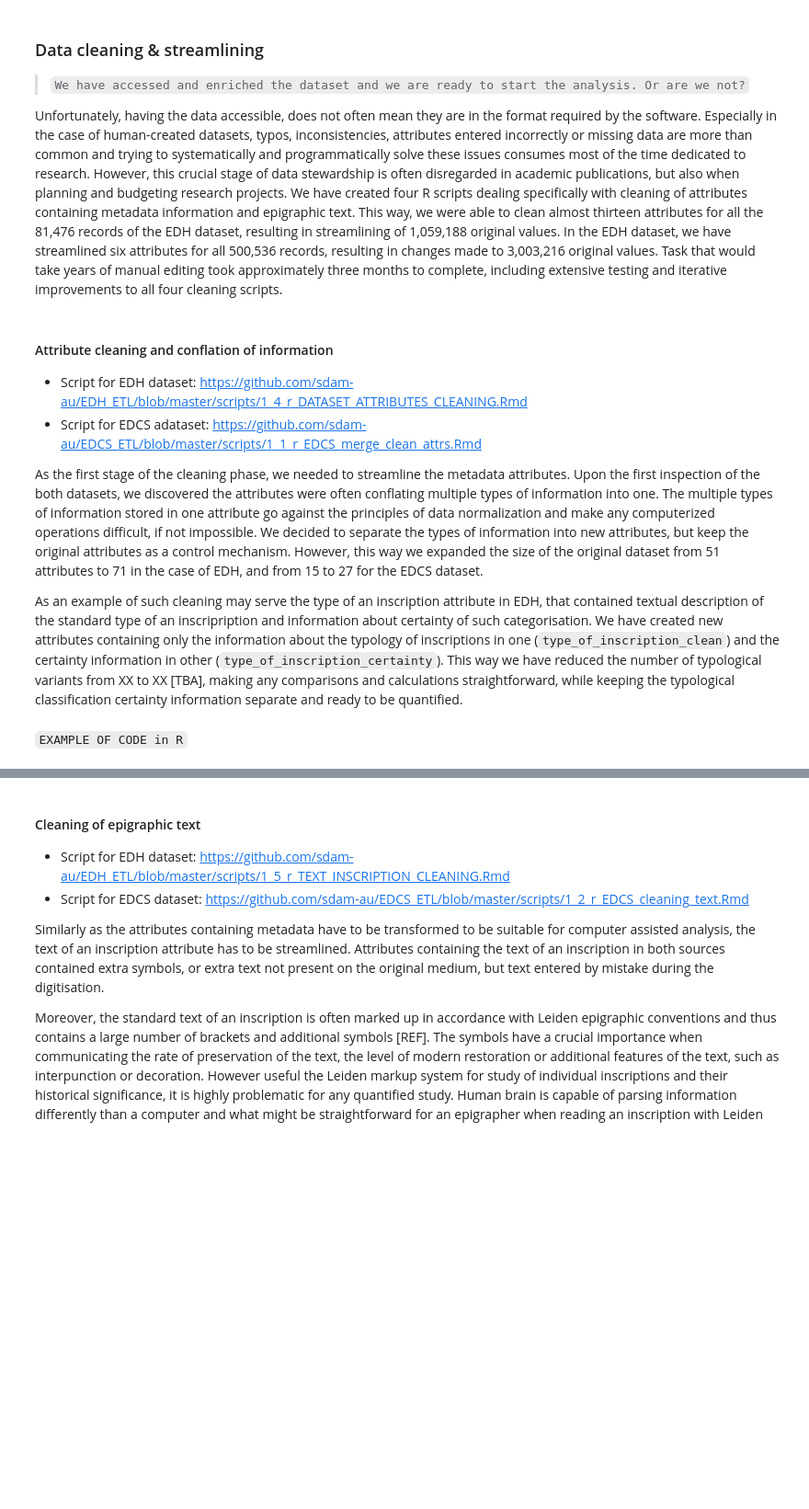
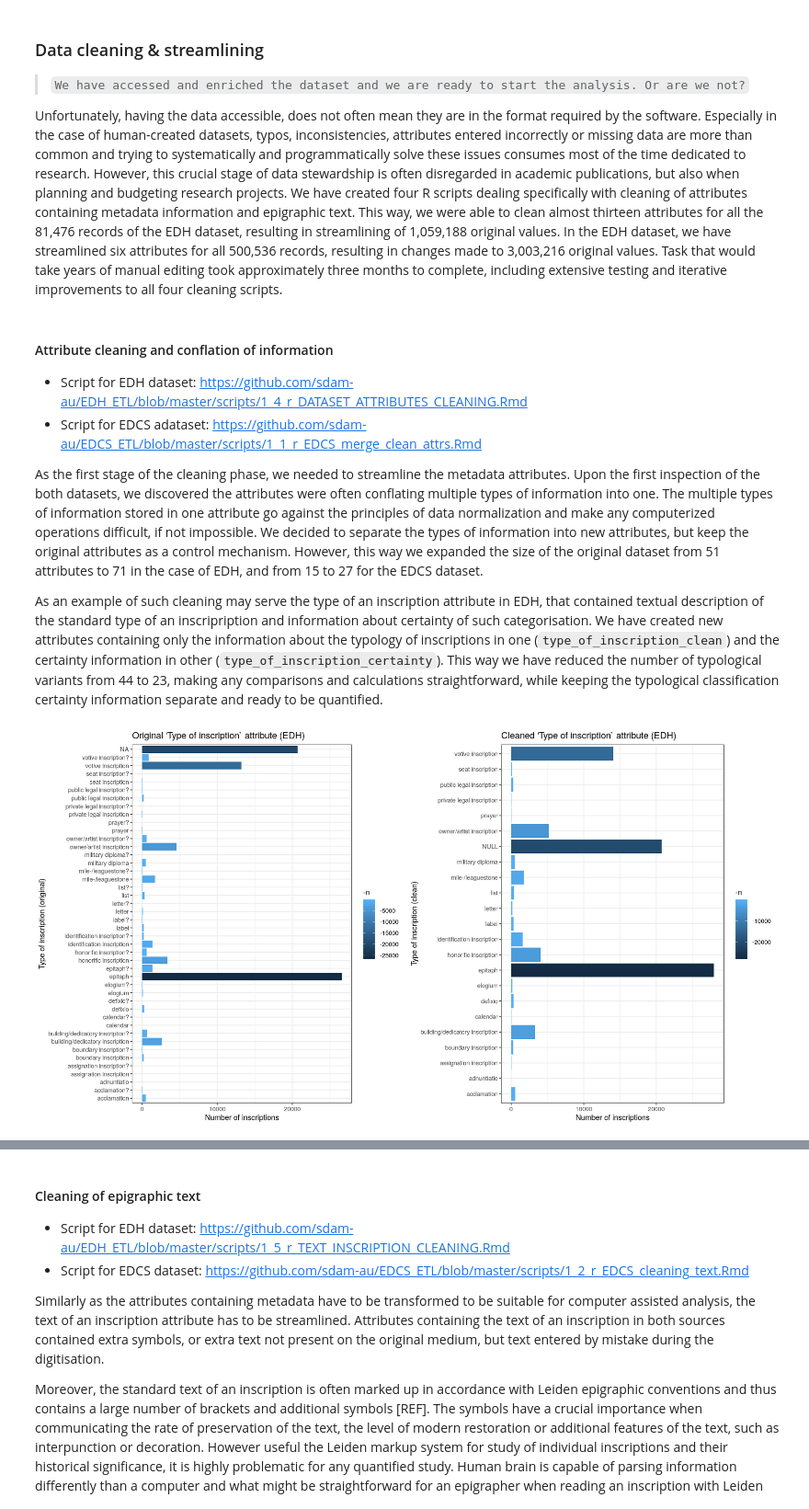
Before and after one commit to sdam-au/digital_epigraphy, a Jupyter notebook: scripts/1_data_hermeneutics_R_kernel.ipynb, the cells around one changed output, grey strips where cells are left out. Shown at 92% size. Cells and saved outputs as stored; diff of their text form; code cells hidden in the pictures; blank space fills up the shorter version.

````diff
--- a/scripts/1_data_hermeneutics_R_kernel.ipynb
+++ b/scripts/1_data_hermeneutics_R_kernel.ipynb
@@ -479,7 +476,28 @@ Unfortunately, having the data accessible, does not often mean they are in the f
 
 As the first stage of the cleaning phase, we needed to streamline the metadata attributes. Upon the first inspection of the both datasets, we discovered the attributes were often conflating multiple types of information into one. The multiple types of information stored in one attribute go against the principles of data normalization and make any computerized operations difficult, if not impossible. We decided to separate the types of information into new attributes, but keep the original attributes as a control mechanism. However, this way we expanded the size of the original dataset from 51 attributes to 71 in the case of EDH, and from 15 to 27 for the EDCS dataset.
 
-As an example of such cleaning may serve the type of an inscription attribute in EDH, that contained textual description of the standard type of an inscripription and information about certainty of such categorisation. We have created new attributes containing only the information about the typology of inscriptions in one (`type_of_inscription_clean`) and the certainty information in other (`type_of_inscription_certainty`). This way we have reduced the number of typological variants from XX to XX [TBA], making any comparisons and calculations straightforward, while keeping the typological classification certainty information separate and ready to be quantified.
+As an example of such cleaning may serve the type of an inscription attribute in EDH, that contained textual description of the standard type of an inscripription and information about certainty of such categorisation. We have created new attributes containing only the information about the typology of inscriptions in one (`type_of_inscription_clean`) and the certainty information in other (`type_of_inscription_certainty`). This way we have reduced the number of typological variants from 44 to 23, making any comparisons and calculations straightforward, while keeping the typological classification certainty information separate and ready to be quantified.
-# %% [markdown]
-```EXAMPLE OF CODE in R```
+# %%
+# Example of cleaning the `type of inscription` attribute in EDH. Comparison of categories before/after cleaning.
+options(repr.plot.width = 15, repr.plot.height = 8)
+
+EDH_type_orig <- EDH  %>%
+    count(type_of_inscription)  %>%
+    ggplot(aes(x=n, y=type_of_inscription)) + geom_col(aes(fill=-n)) +
+    labs(title="Original 'Type of inscription` attribute (EDH)",
+         x="Number of inscriptions",
+         y="Type of inscription (original)") +
+    theme_bw()
+
+EDH_type_clean<- EDH  %>%
+    count(type_of_inscription_clean) %>%
+    ggplot(aes(x=n, y=type_of_inscription_clean)) + geom_col(aes(fill=-n))  +
+        labs(title="Cleaned 'Type of inscription` attribute (EDH)",
+         x="Number of inscriptions",
+        y="Type of inscription (clean)")+
+    theme_bw()
+
+ggpubr::ggarrange(EDH_type_orig, EDH_type_clean, ncol = 2, nrow = 1, vjust = 1)
+# %% [output]
+[figure, added]
 # %% [markdown]
````
Also changed, not shown: parts of 30 cells of this notebook, 1 other file.
